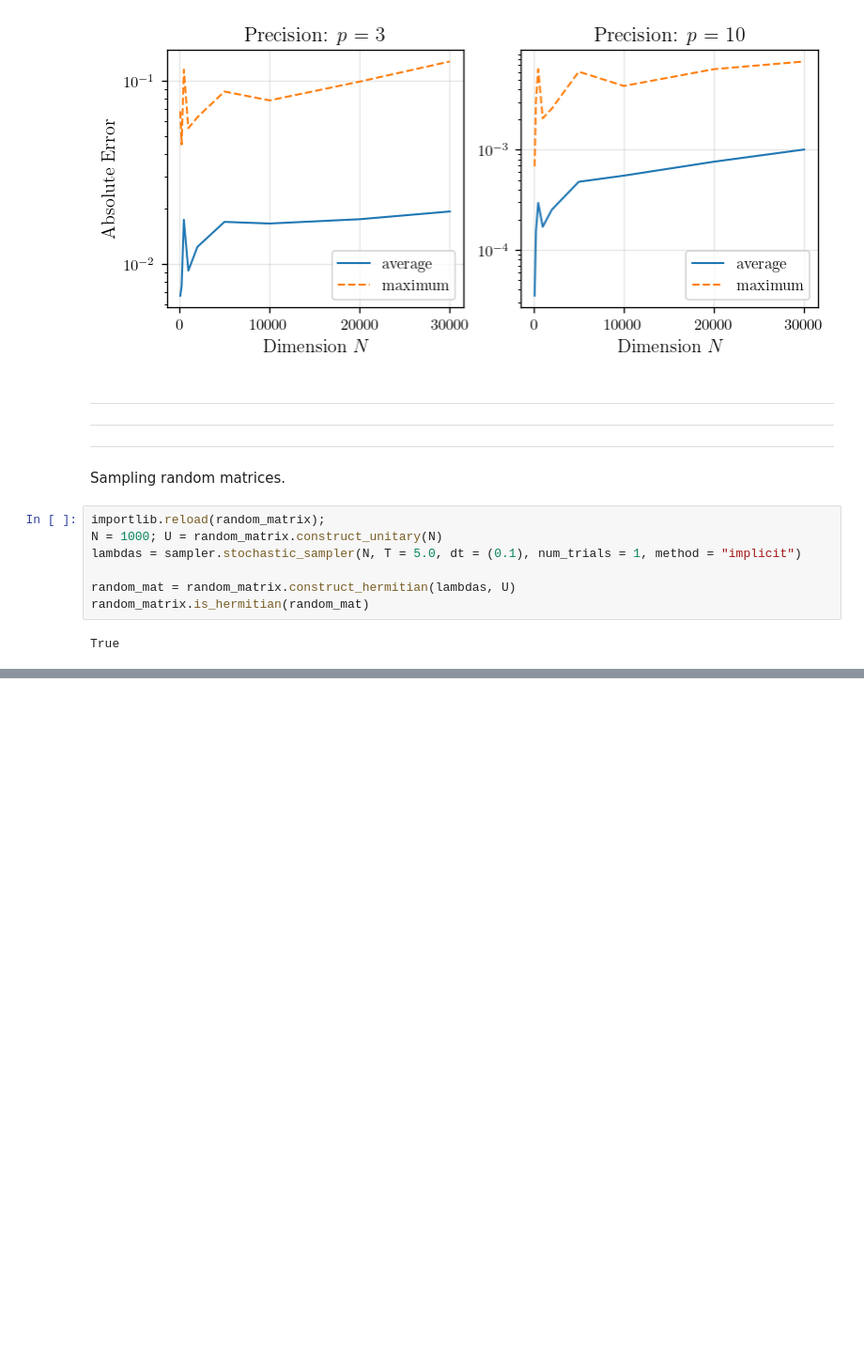
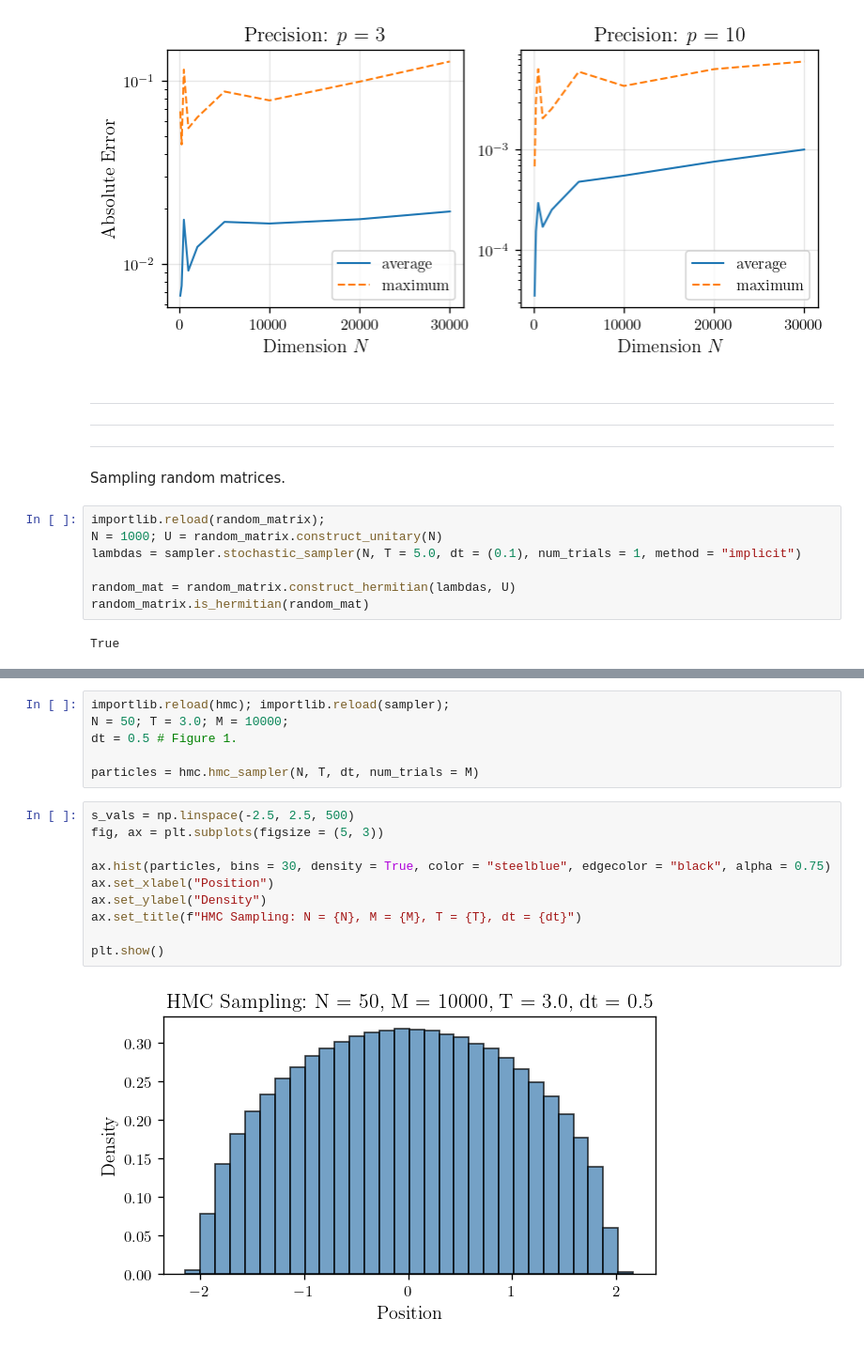
Before and after one commit to fredwdickinson/dissertation, a Jupyter notebook: code/main.ipynb, the cells around one changed output, grey strips where cells are left out. Shown at 94% size. Drawn from its saved outputs; the diff is of its cells as text; blank space fills up the shorter version.

Commit message:
first look at hmc sampling

```diff
--- a/code/main.ipynb
+++ b/code/main.ipynb
@@ -606,0 +685,18 @@ True
+# %%
+importlib.reload(hmc); importlib.reload(sampler);
+N = 50; T = 3.0; M = 10000;
+dt = 0.5 # Figure 1.
+
+particles = hmc.hmc_sampler(N, T, dt, num_trials = M)
+# %%
+s_vals = np.linspace(-2.5, 2.5, 500)
+fig, ax = plt.subplots(figsize = (5, 3))
+
+ax.hist(particles, bins = 30, density = True, color = "steelblue", edgecolor = "black", alpha = 0.75)
+ax.set_xlabel("Position")
+ax.set_ylabel("Density")
+ax.set_title(f"HMC Sampling: N = {N}, M = {M}, T = {T}, dt = {dt}")
+
+plt.show()
+# %% [output]
+[figure, added]
```
Also changed, not shown: parts of 7 cells of this notebook, 4 other files.
